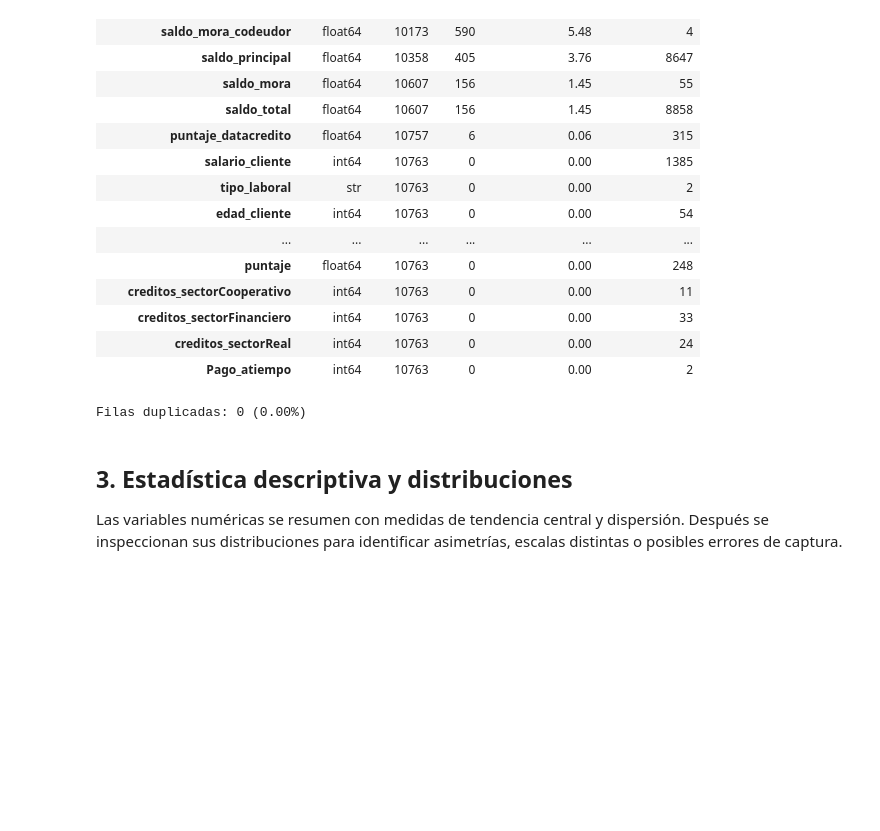
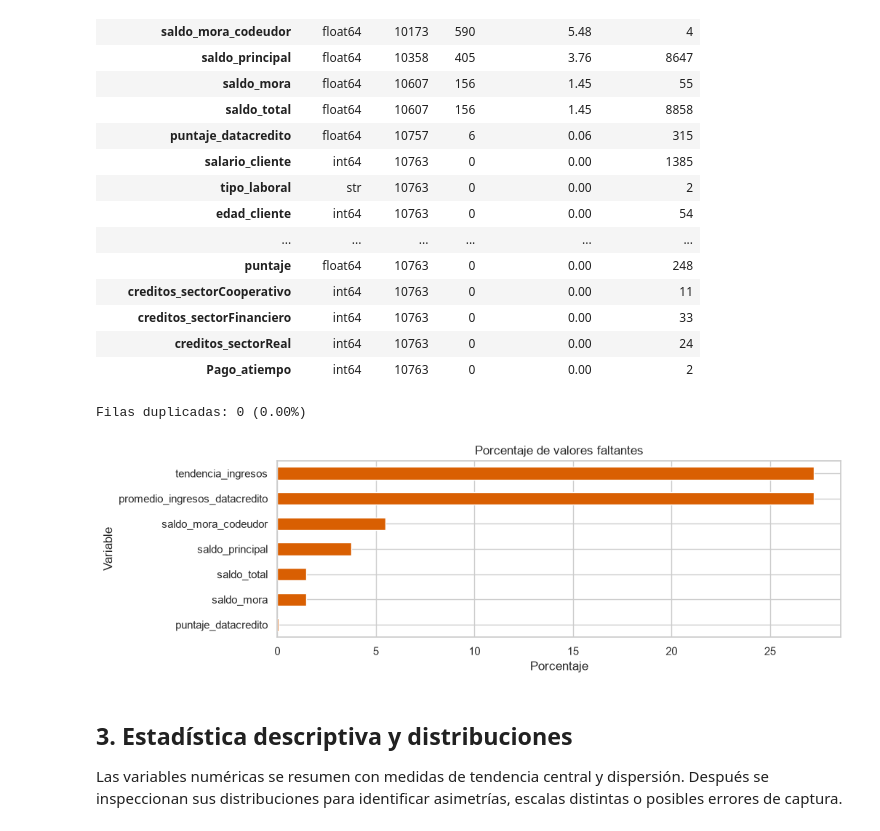
Before and after one commit to Nicolas1671/Henry-MLOps, a Jupyter notebook: mlops_pipeline/src/comprension_eda.ipynb, the cells around one changed output. Drawn from its saved outputs; the diff is of its cells as text; code cells hidden in the pictures; blank space fills up the shorter version.

```diff
--- a/mlops_pipeline/src/comprension_eda.ipynb
+++ b/mlops_pipeline/src/comprension_eda.ipynb
@@ -48,0 +21,6 @@ Dimensión inicial: 10,763 filas y 23 columnas
+# %%
+# Importamos la misma fuente utilizada en cargar_datos.ipynb
+df = pd.read_excel('../../Base_de_datos.xlsx')
+df_original = df.copy()
+print(f"Dimensión inicial: {df.shape[0]:,} filas y {df.shape[1]:,} columnas")
+display(df.head())
@@ -84,14 +70,13 @@ Filas duplicadas: 0 (0.00%)
 # %%
 # Visualizamos únicamente las columnas que tienen ausencias para dimensionar el problema.
 nulos_por_columna = resumen_estructura.query("nulos > 0")["porcentaje_nulos"].sort_values()
 
-if nulos_por_columna.empty:
-    print("No se encontraron valores faltantes.")
-else:
-    fig, ax = plt.subplots(figsize=(10, max(3, len(nulos_por_columna) * 0.45)))
-    nulos_por_columna.plot.barh(ax=ax, color="#d95f02")
-    ax.set(title="Porcentaje de valores faltantes", xlabel="Porcentaje", ylabel="Variable")
-    plt.show()
+fig, ax = plt.subplots(figsize=(10, max(3, len(nulos_por_columna) * 0.45)))
+nulos_por_columna.plot.barh(ax=ax, color="#d95f02")
+ax.set(title="Porcentaje de valores faltantes", xlabel="Porcentaje", ylabel="Variable")
+plt.show()
+# %% [output]
+[figure, added]
 # %% [markdown]
 ## 3. Estadística descriptiva y distribuciones
 
```
Also changed, not shown: parts of 4 cells of this notebook, 3 other files.
